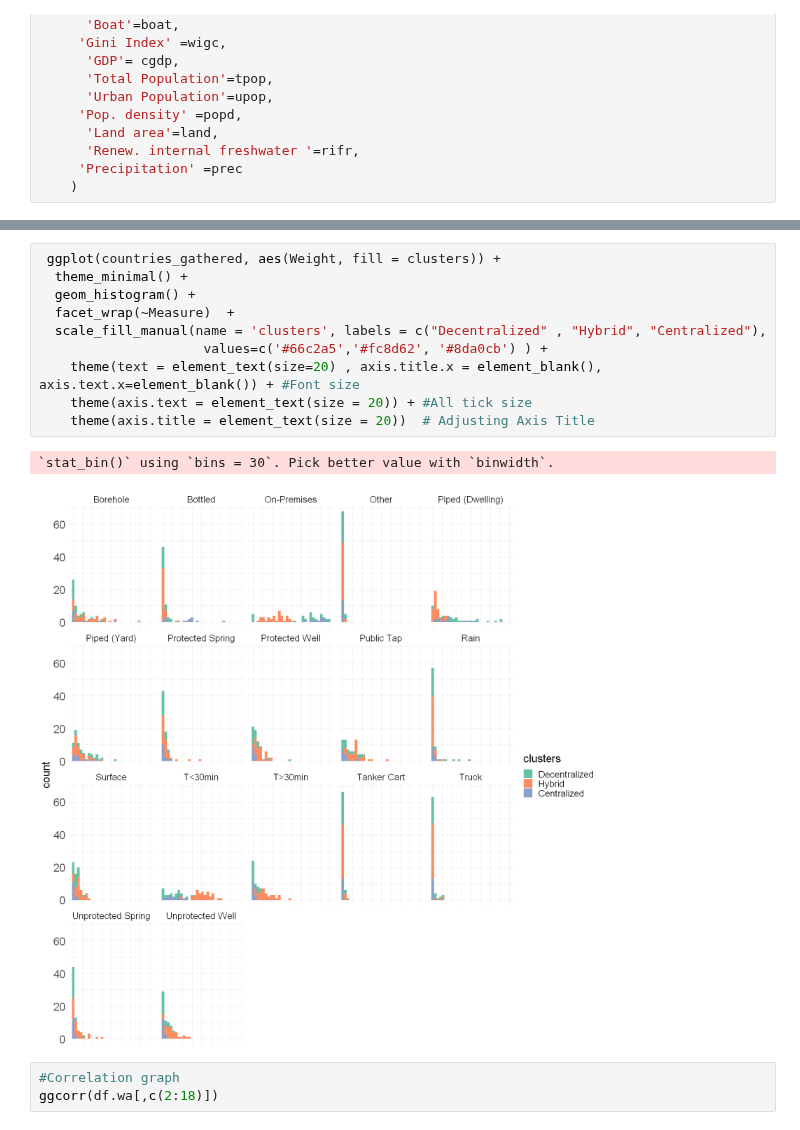
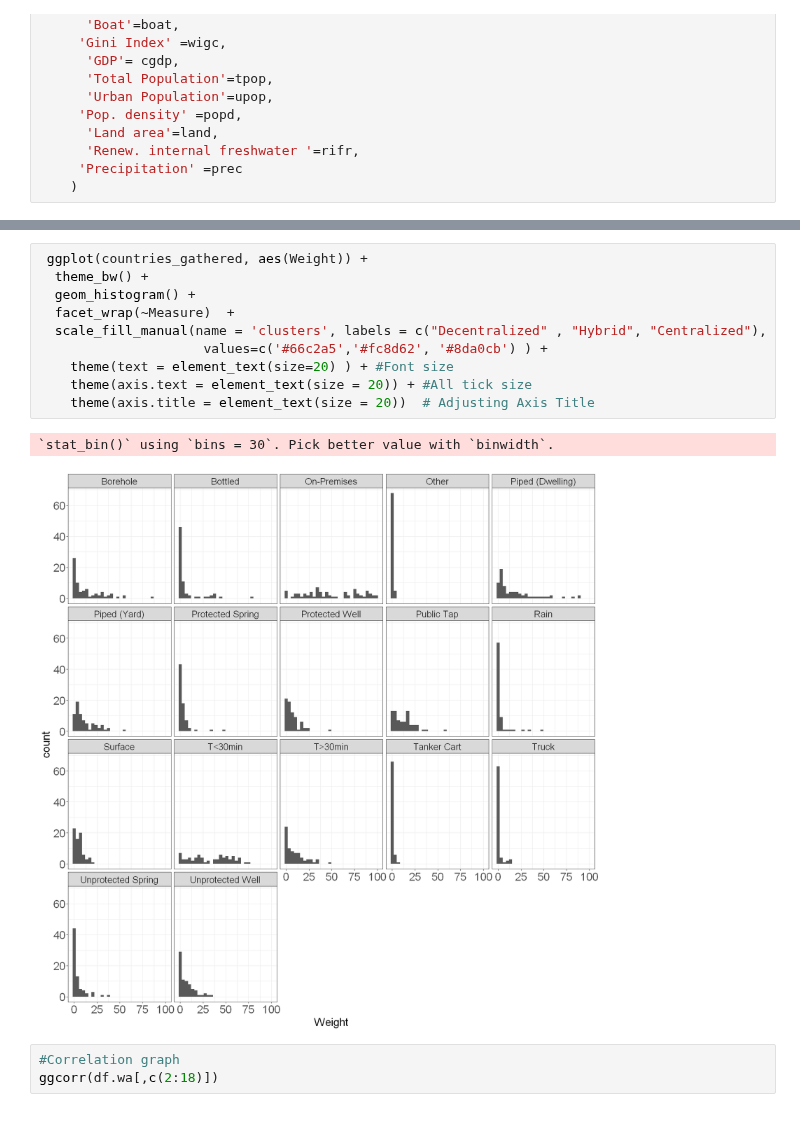
Before and after one commit to narslab/water-accessibility, a Jupyter notebook: bin/jupyter/data-analysis.ipynb, the cells around one changed output, grey strips where cells are left out. Drawn from its saved outputs; the diff is of its cells as text.

```diff
--- a/bin/jupyter/data-analysis.ipynb
+++ b/bin/jupyter/data-analysis.ipynb
@@ -136,16 +136,16 @@ ggplot(countries_gathered, aes(clusters, Weight, color = clusters)) +
 # %%
- ggplot(countries_gathered, aes(Weight, fill = clusters)) +
-  theme_minimal() +
+ ggplot(countries_gathered, aes(Weight)) +
+  theme_bw() +
   geom_histogram() +
   facet_wrap(~Measure)  +
   scale_fill_manual(name = 'clusters', labels = c("Decentralized" , "Hybrid", "Centralized"),
                      values=c('#66c2a5','#fc8d62', '#8da0cb') ) +
-    theme(text = element_text(size=20) , axis.title.x = element_blank(), axis.text.x=element_blank()) + #Font size
+    theme(text = element_text(size=20) ) + #Font size
     theme(axis.text = element_text(size = 20)) + #All tick size
     theme(axis.title = element_text(size = 20))  # Adjusting Axis Title
 # %% [output]
 `stat_bin()` using `bins = 30`. Pick better value with `binwidth`.
-[figure, old version]
+[figure, new version]
 # %%
 #Correlation graph
 ggcorr(df.wa[,c(2:18)])
```
Also changed, not shown: parts of 4 cells of this notebook, 1 other file.
